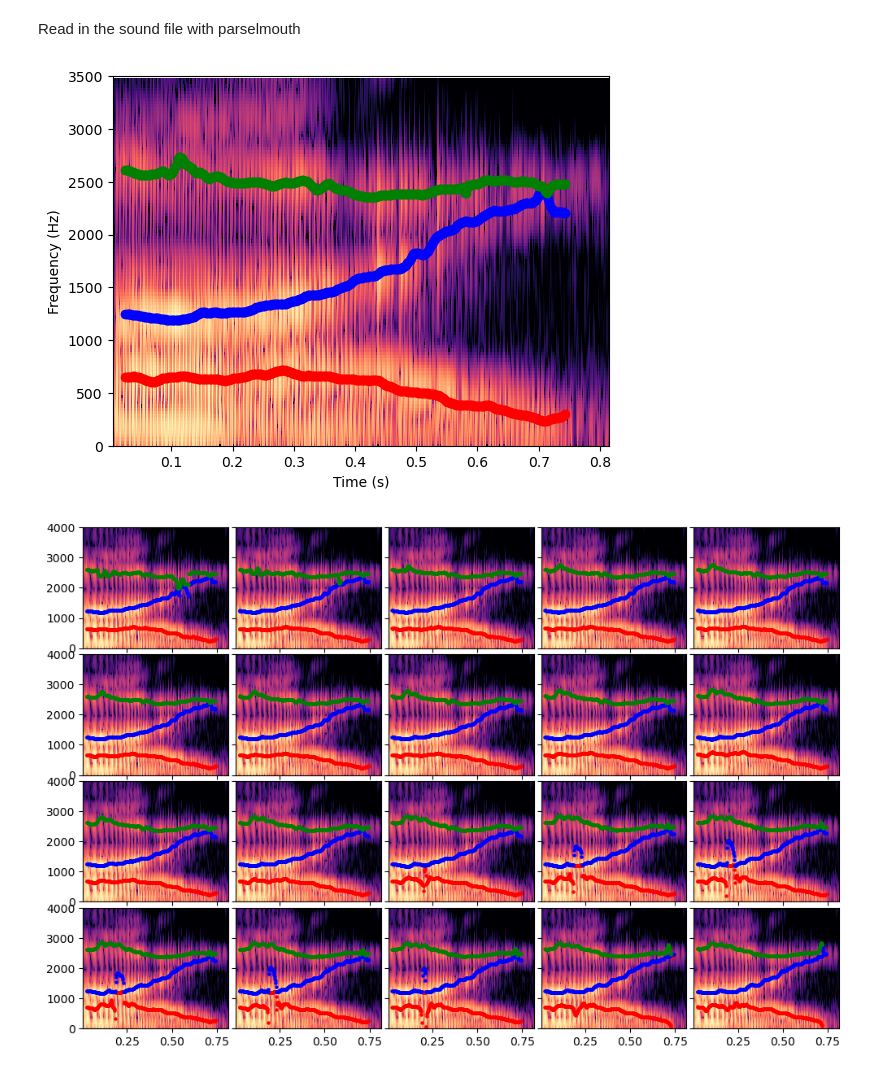
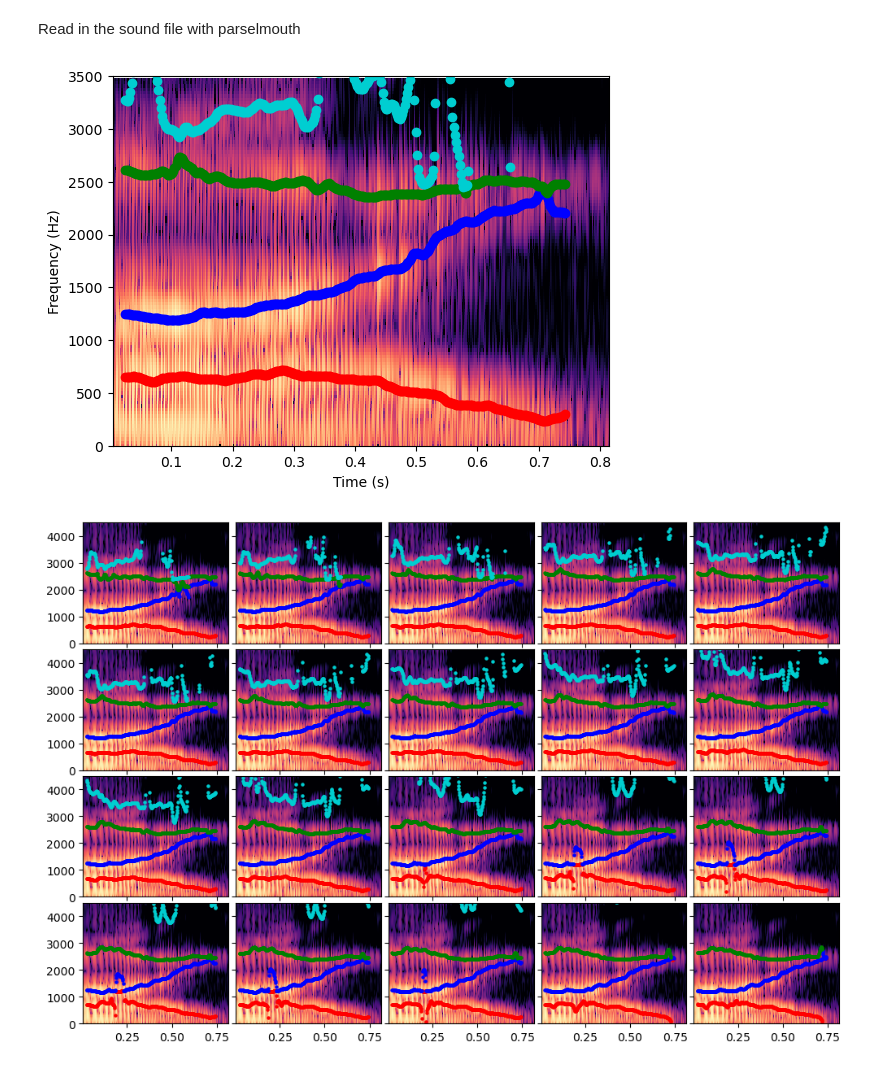
Before and after one commit to FastTrackiverse/fasttrackpy, a Jupyter notebook: dev_notebooks/spectrograms.ipynb, the cells around one changed output. Drawn from its saved outputs; the diff is of its cells as text; code cells hidden in the pictures.

```diff
--- a/dev_notebooks/spectrograms.ipynb
+++ b/dev_notebooks/spectrograms.ipynb
@@ -27,10 +27,10 @@ candidates = CandidateTracks(
     max_max_formant=6000
 )
 # %%
-candidates.candidates[2].spectrogram()
+candidates.candidates[2].spectrogram(formants=4)
 # %% [output]
-[figure, old version]
+[figure, new version]
 # %%
-candidates.spectrograms()
+candidates.spectrograms(formants=4, maximum_frequency=4500)
 # %% [output]
-[figure, old version]
+[figure, new version]
```
